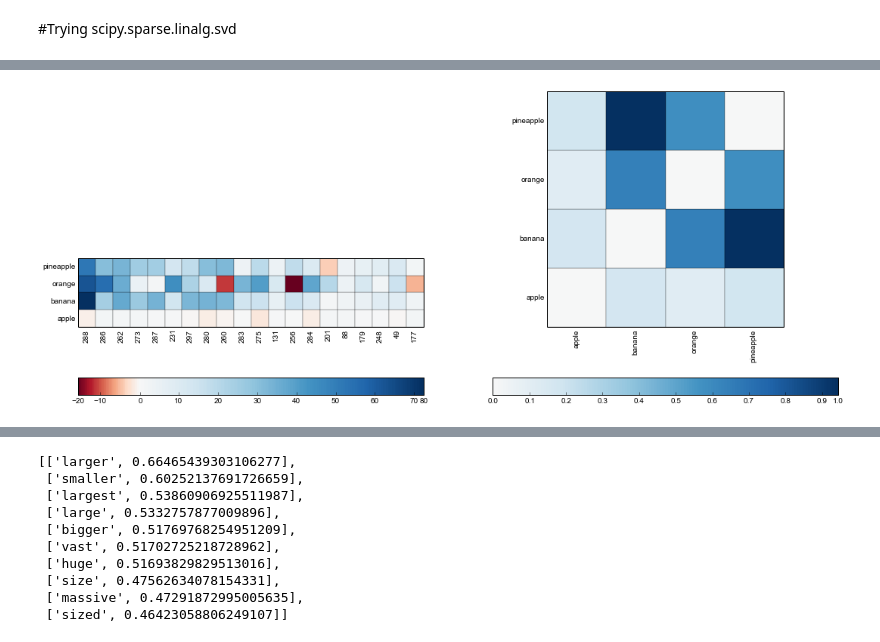
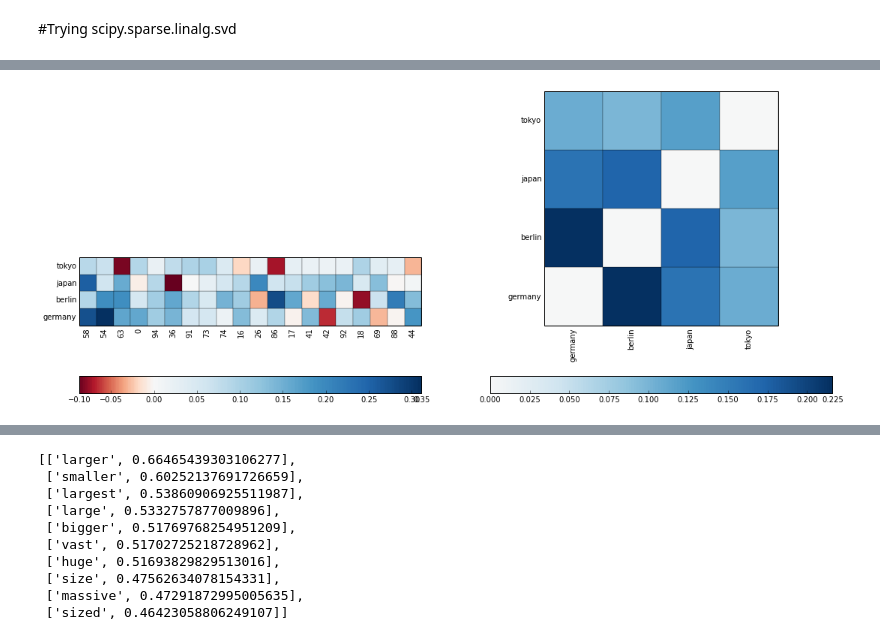
Before and after one commit to undertherain/vsmlib, a Jupyter notebook: python/matrices.ipynb, the cells around one changed output, grey strips where cells are left out. Cells and saved outputs as stored; diff of their text form; code cells hidden in the pictures.

```diff
--- a/python/matrices.ipynb
+++ b/python/matrices.ipynb
@@ -126,7 +135,12 @@ NameError: name 'cooccurrence' is not defined
 # %%
 cnt_singular_vectors=100
 time_start=time.time()
-m_svd_scipy = vsmlib.Model_svd_scipy(m,cnt_singular_vectors)
-    time_end = time.time()
+m_svd = vsmlib.Model_svd_scipy(m,cnt_singular_vectors,0.5)
+##result = scipy.sparse.linalg.svds(m.matrix,k=cnt_singular_vectors,return_singular_vectors=True,which='LM') # LM SM LA SA BE
+#ut, s_ev, vt = result
+
+time_end = time.time()
 print ("took {0:0.2f} seconds".format(time_end-time_start))
+#print (ut.shape)
+#print (vt.shape)
 # %% [output]
@@ -134,13 +148,20 @@ took 9.36 seconds
 # %%
+#m2 = vsmlib.Model_numbered()
+#m2.vocabulary = m.vocabulary
+#power=0.3
+#sigmas = np.power(s_ev, power)
+#m2.matrix = np.dot(ut,np.diag(sigmas))
+#m2.name = m.name + "_svd_{}_C{}".format(cnt_singular_vectors,power)
+#m2.get_most_similar_words("fast")
+
 #m_svd_scipy.save_to_dir("/storage/scratch/brown_svd300")
-#plt.plot(s_ev)
 #plt.show()
 #vt=np.nan_to_num(vt.T)
 #draw_features_and_similarity(m_svd_scipy,True)
 #m2 = vsmlib.model.Model_numbered()
 #m2.load_from_dir("/mnt/work/nlp_scratch/total_w3_svd300")
-draw_features_and_similarity(m2,True)
+draw_features_and_similarity(m_svd,True)
 #plt.show
 #None
 # %% [output]
-[figure, old version]
+[figure, new version]
```
Also changed, not shown: parts of 11 cells of this notebook, 9 other files.
